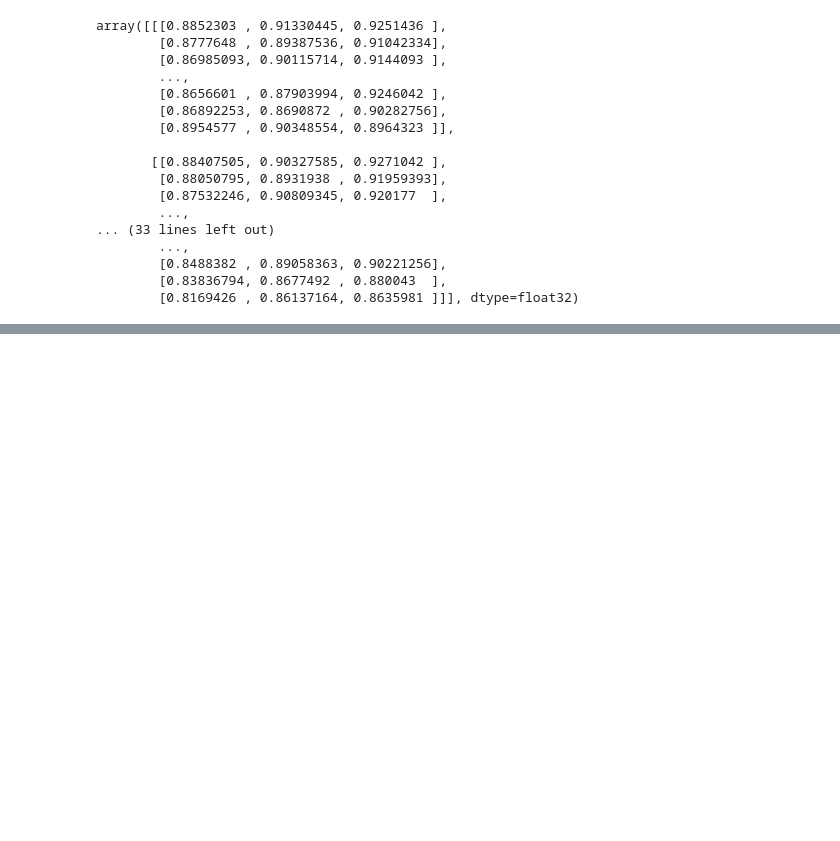
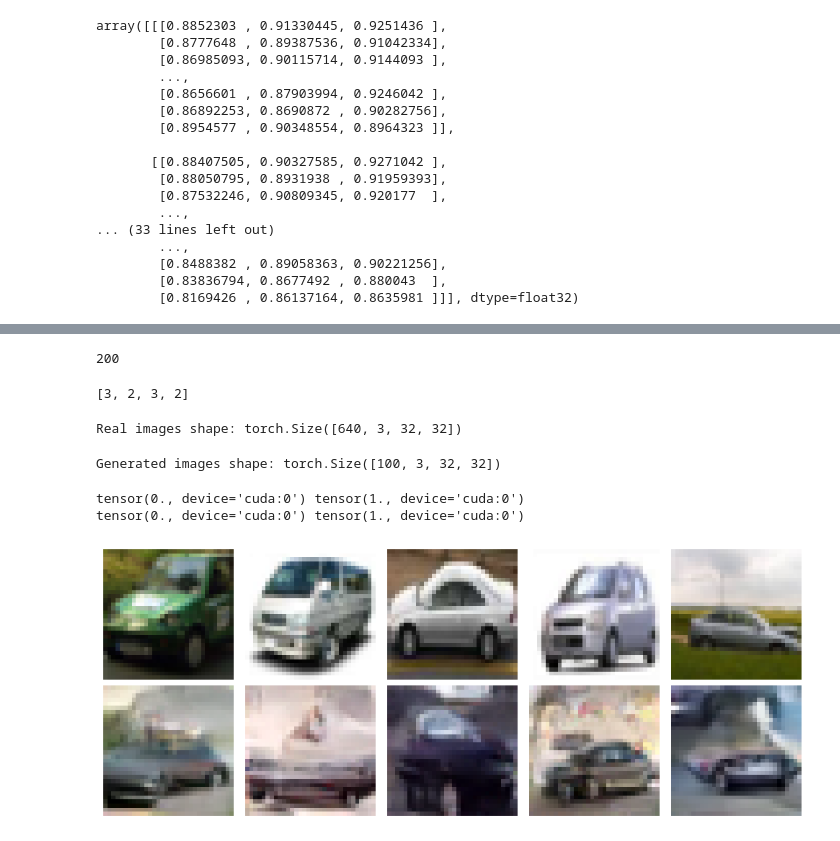
Before and after one commit to VincentB03/Flow_matching_deeplearning_project, a Jupyter notebook: CIFAR10 generator cars.ipynb, the cells around one changed output, grey strips where cells are left out. Drawn from its saved outputs; the diff is of its cells as text; code cells hidden in the pictures; blank space fills up the shorter version.

```diff
--- a/CIFAR10 generator cars.ipynb
+++ b/CIFAR10 generator cars.ipynb
@@ -241,0 +248,7 @@ imgfinal = generate_and_plot(model4, steps=100, device=device)
+# %%
+real_images = []
+
+for images, _ in train_loader:
+    real_images.append(images)
+
+real_images = torch.cat(real_images, dim=0)
@@ -241,0 +348,58 @@ imgfinal = generate_and_plot(model4, steps=100, device=device)
+# %%
+memory = generated_images_list
+print(len(memory))
+# %% [output]
+200
+# %%
+[3 , 2]+[3,2]
+# %% [output]
+[3, 2, 3, 2]
+# %%
+# real_images : tensor concaténé de plusieurs batches
+print("Real images shape:", real_images.shape)  # doit être (N_real, 3, H, W)
+# %% [output]
+Real images shape: torch.Size([640, 3, 32, 32])
+# %%
+print("Generated images shape:", generated_batch.shape)  # doit être (N_fake, 3, H, W)
+# %% [output]
+Generated images shape: torch.Size([100, 3, 32, 32])
+# %%
+print(real_images.min(), real_images.max())
+print(generated_batch.min(), generated_batch.max())
+# %% [output]
+tensor(0., device='cuda:0') tensor(1., device='cuda:0')
+tensor(0., device='cuda:0') tensor(1., device='cuda:0')
+# %%
+import matplotlib.pyplot as plt
+import torchvision
+
+num_to_show = 5
+
+real_imgs = real_images[:num_to_show].cpu()
+generated_imgs = generated_batch[:num_to_show].cpu()
+
+fig, axes = plt.subplots(2, num_to_show, figsize=(num_to_show*2, 4))
+
+for i in range(num_to_show):
+    # Image réelle
+    img_real = real_imgs[i]
+    img_real_vis = (img_real - img_real.min()) / (img_real.max() - img_real.min() + 1e-8)
+    img_real_vis = torchvision.transforms.ToPILImage()(img_real_vis)
+    axes[0, i].imshow(img_real_vis)
+    axes[0, i].axis('off')
+    if i == 0:
+        axes[0, i].set_ylabel('Réelles', fontsize=12)
+
+    # Image générée
+    img_fake = generated_imgs[i]
+    img_fake_vis = (img_fake - img_fake.min()) / (img_fake.max() - img_fake.min() + 1e-8)
+    img_fake_vis = torchvision.transforms.ToPILImage()(img_fake_vis)
+    axes[1, i].imshow(img_fake_vis)
+    axes[1, i].axis('off')
+    if i == 0:
+        axes[1, i].set_ylabel('Générées', fontsize=12)
+
+plt.tight_layout()
+plt.show()
+# %% [output]
+[figure, added]
```
Also changed, not shown: parts of 7 cells of this notebook.
